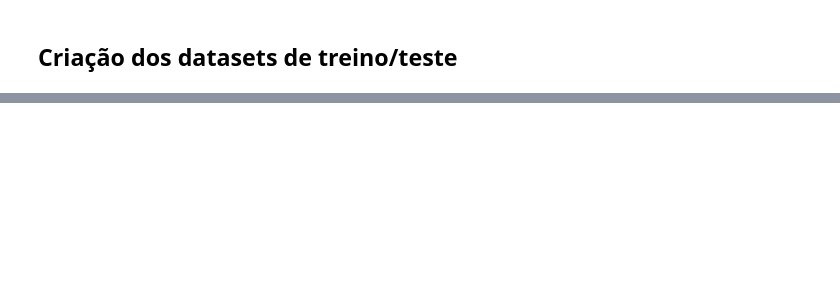
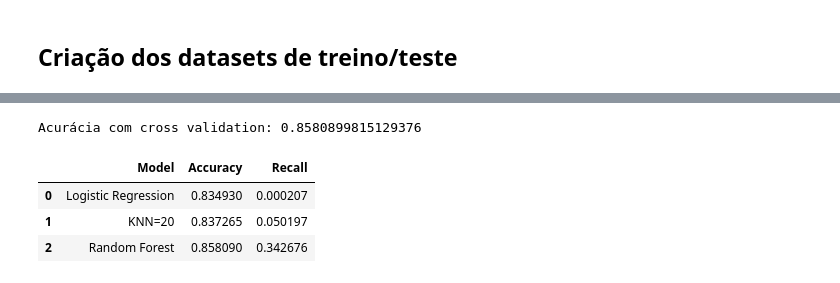
Before and after one commit to cfm-alm/solucao_exercicio_DSteam_est_shared2, a Jupyter notebook: teste.ipynb, the cells around one changed output, grey strips where cells are left out. Saved outputs shown, nothing was run; the diff lists cells and outputs as text; code cells hidden in the pictures; blank space fills up the shorter version.

```diff
--- a/teste.ipynb
+++ b/teste.ipynb
@@ -227,0 +277,12 @@ x_train, x_test, y_train, y_test = train_test_split(x, y_tot)
+# %%
+from sklearn.neighbors import KNeighborsClassifier
+
+# Instancia nosso classificador
+knn = KNeighborsClassifier(n_neighbors=20)
+
+acc_scores = cross_val_score(knn, x_train, y_train, cv = 5, scoring="accuracy").mean()
+print("Acurácia com cross validation:", acc_scores)
+rec_scores = cross_val_score(knn, x_train, y_train, cv=5, scoring='recall').mean()
+new_metrics = pd.DataFrame({'Model': ['KNN=20'], 'Accuracy': [acc_scores], 'Recall': [rec_scores]})
+metrics = pd.concat([metrics, new_metrics], ignore_index=True)
+metrics
@@ -227,0 +294,18 @@ x_train, x_test, y_train, y_test = train_test_split(x, y_tot)
+# %%
+from sklearn.ensemble import RandomForestClassifier
+
+# Instancia nosso classificador
+rfc = RandomForestClassifier(random_state=42)
+
+acc_scores = cross_val_score(rfc, x_train, y_train, cv = 5, scoring="accuracy").mean()
+print("Acurácia com cross validation:", acc_scores)
+rec_scores = cross_val_score(rfc, x_train, y_train, cv=5, scoring='recall').mean()
+new_metrics = pd.DataFrame({'Model': ['Random Forest'], 'Accuracy': [acc_scores], 'Recall': [rec_scores]})
+metrics = pd.concat([metrics, new_metrics], ignore_index=True)
+metrics
+# %% [output]
+Acurácia com cross validation: 0.8580899815129376
+|  | Model | Accuracy | Recall |
+| 0 | Logistic Regression | 0.834930 | 0.000207 |
+| 1 | KNN=20 | 0.837265 | 0.050197 |
+| 2 | Random Forest | 0.858090 | 0.342676 |
```
Also changed, not shown: parts of 6 cells of this notebook.
